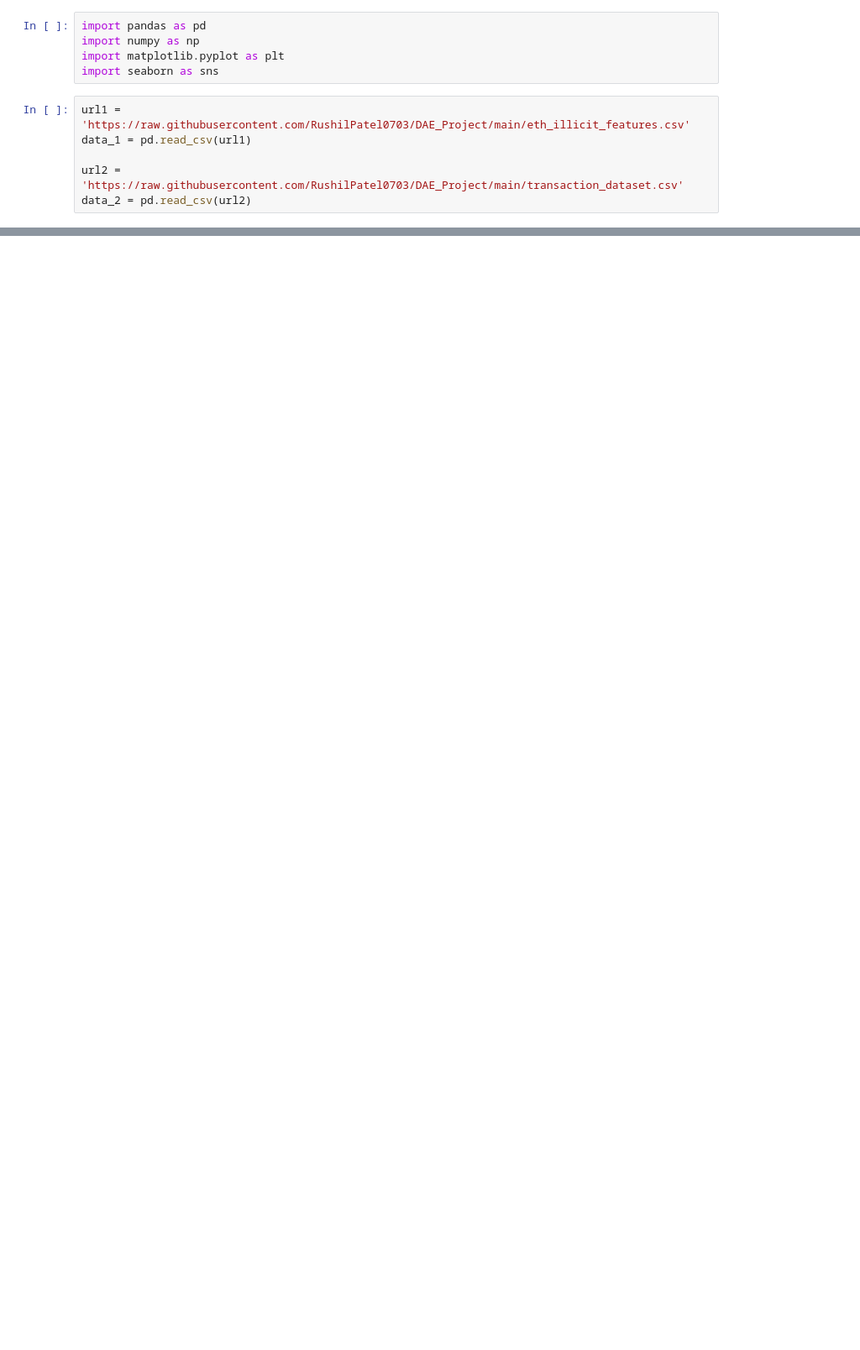
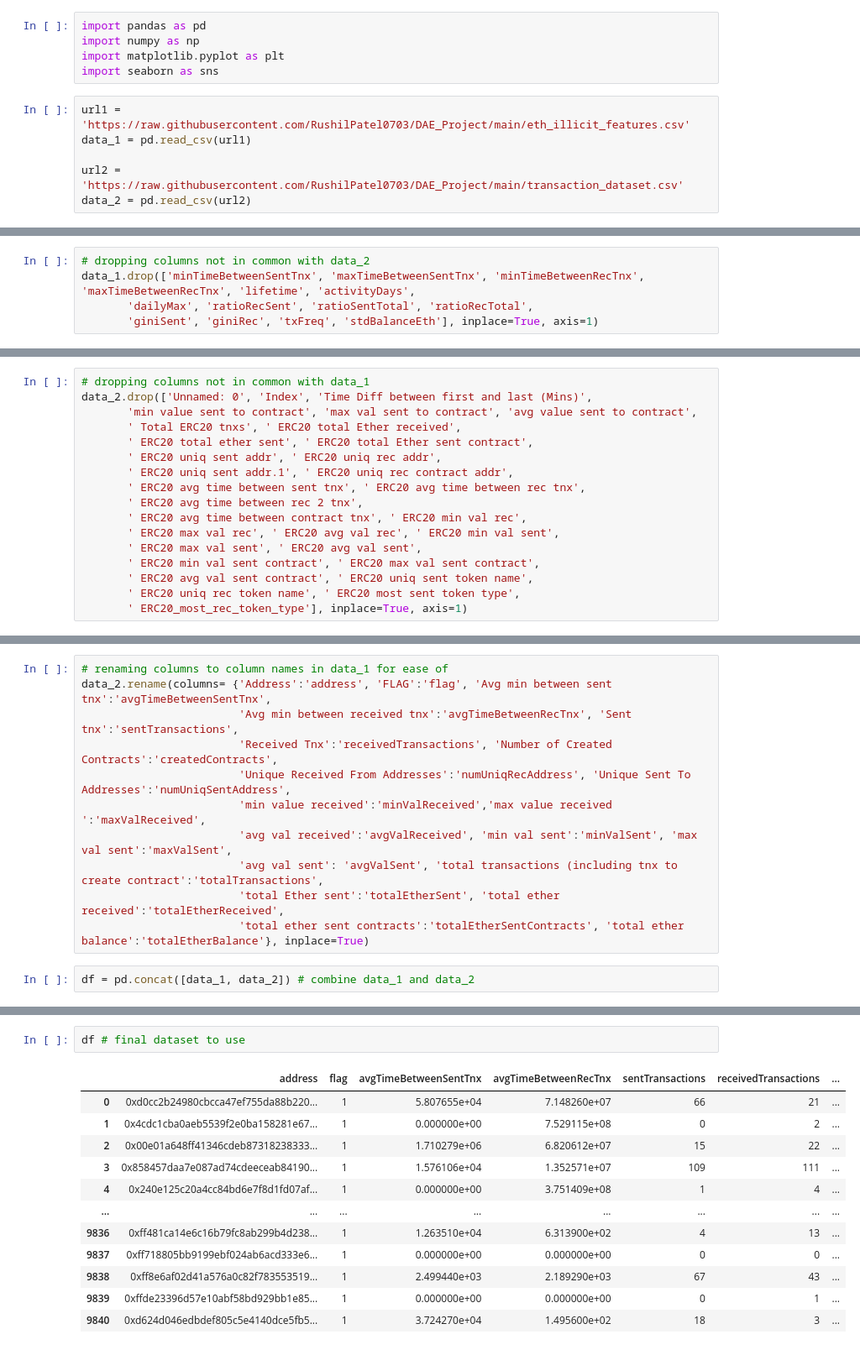
Before and after one commit to RushilPatel0703/DAE_Project, a Jupyter notebook: test.ipynb, the cells around one changed output, grey strips where cells are left out. Shown: that part at 84% size. Cells and saved outputs as stored; diff of their text form; blank space fills up the shorter version.

Commit message:
Combined two datasets

```diff
--- a/test.ipynb
+++ b/test.ipynb
@@ -83,0 +51,5 @@ sns.heatmap(corr, square=True)
+# %%
+# dropping columns not in common with data_2
+data_1.drop(['minTimeBetweenSentTnx', 'maxTimeBetweenSentTnx', 'minTimeBetweenRecTnx', 'maxTimeBetweenRecTnx', 'lifetime', 'activityDays',
+       'dailyMax', 'ratioRecSent', 'ratioSentTotal', 'ratioRecTotal',
+       'giniSent', 'giniRec', 'txFreq', 'stdBalanceEth'], inplace=True, axis=1)
@@ -83,0 +66,17 @@ sns.heatmap(corr, square=True)
+# %%
+# dropping columns not in common with data_1
+data_2.drop(['Unnamed: 0', 'Index', 'Time Diff between first and last (Mins)',
+       'min value sent to contract', 'max val sent to contract', 'avg value sent to contract',
+       ' Total ERC20 tnxs', ' ERC20 total Ether received',
+       ' ERC20 total ether sent', ' ERC20 total Ether sent contract',
+       ' ERC20 uniq sent addr', ' ERC20 uniq rec addr',
+       ' ERC20 uniq sent addr.1', ' ERC20 uniq rec contract addr',
+       ' ERC20 avg time between sent tnx', ' ERC20 avg time between rec tnx',
+       ' ERC20 avg time between rec 2 tnx',
+       ' ERC20 avg time between contract tnx', ' ERC20 min val rec',
+       ' ERC20 max val rec', ' ERC20 avg val rec', ' ERC20 min val sent',
+       ' ERC20 max val sent', ' ERC20 avg val sent',
+       ' ERC20 min val sent contract', ' ERC20 max val sent contract',
+       ' ERC20 avg val sent contract', ' ERC20 uniq sent token name',
+       ' ERC20 uniq rec token name', ' ERC20 most sent token type',
+       ' ERC20_most_rec_token_type'], inplace=True, axis=1)
@@ -83,0 +93,13 @@ sns.heatmap(corr, square=True)
+# %%
+# renaming columns to column names in data_1 for ease of
+data_2.rename(columns= {'Address':'address', 'FLAG':'flag', 'Avg min between sent tnx':'avgTimeBetweenSentTnx',
+                        'Avg min between received tnx':'avgTimeBetweenRecTnx', 'Sent tnx':'sentTransactions',
+                        'Received Tnx':'receivedTransactions', 'Number of Created Contracts':'createdContracts',
+                        'Unique Received From Addresses':'numUniqRecAddress', 'Unique Sent To Addresses':'numUniqSentAddress',
+                        'min value received':'minValReceived','max value received ':'maxValReceived',
+                        'avg val received':'avgValReceived', 'min val sent':'minValSent', 'max val sent':'maxValSent',
+                        'avg val sent': 'avgValSent', 'total transactions (including tnx to create contract':'totalTransactions',
+                        'total Ether sent':'totalEtherSent', 'total ether received':'totalEtherReceived',
+                        'total ether sent contracts':'totalEtherSentContracts', 'total ether balance':'totalEtherBalance'}, inplace=True)
+# %%
+df = pd.concat([data_1, data_2]) # combine data_1 and data_2
@@ -83,0 +116,15 @@ sns.heatmap(corr, square=True)
+# %%
+df # final dataset to use
+# %% [output]
+|  | address | flag | avgTimeBetweenSentTnx | avgTimeBetweenRecTnx | sentTransactions | receivedTransactions | ... |
+| 0 | 0xd0cc2b24980cbcca47ef755da88b220... | 1 | 5.807655e+04 | 7.148260e+07 | 66 | 21 | ... |
+| 1 | 0x4cdc1cba0aeb5539f2e0ba158281e67... | 1 | 0.000000e+00 | 7.529115e+08 | 0 | 2 | ... |
+| 2 | 0x00e01a648ff41346cdeb87318238333... | 1 | 1.710279e+06 | 6.820612e+07 | 15 | 22 | ... |
+| 3 | 0x858457daa7e087ad74cdeeceab84190... | 1 | 1.576106e+04 | 1.352571e+07 | 109 | 111 | ... |
+| 4 | 0x240e125c20a4cc84bd6e7f8d1fd07af... | 1 | 0.000000e+00 | 3.751409e+08 | 1 | 4 | ... |
+| ... | ... | ... | ... | ... | ... | ... | ... |
+| 9836 | 0xff481ca14e6c16b79fc8ab299b4d238... | 1 | 1.263510e+04 | 6.313900e+02 | 4 | 13 | ... |
+| 9837 | 0xff718805bb9199ebf024ab6acd333e6... | 1 | 0.000000e+00 | 0.000000e+00 | 0 | 0 | ... |
+| 9838 | 0xff8e6af02d41a576a0c82f783553519... | 1 | 2.499440e+03 | 2.189290e+03 | 67 | 43 | ... |
+| 9839 | 0xffde23396d57e10abf58bd929bb1e85... | 1 | 0.000000e+00 | 0.000000e+00 | 0 | 1 | ... |
+| 9840 | 0xd624d046edbdef805c5e4140dce5fb5... | 1 | 3.724270e+04 | 1.495600e+02 | 18 | 3 | ... |
```
Also changed, not shown: parts of 11 cells of this notebook.
